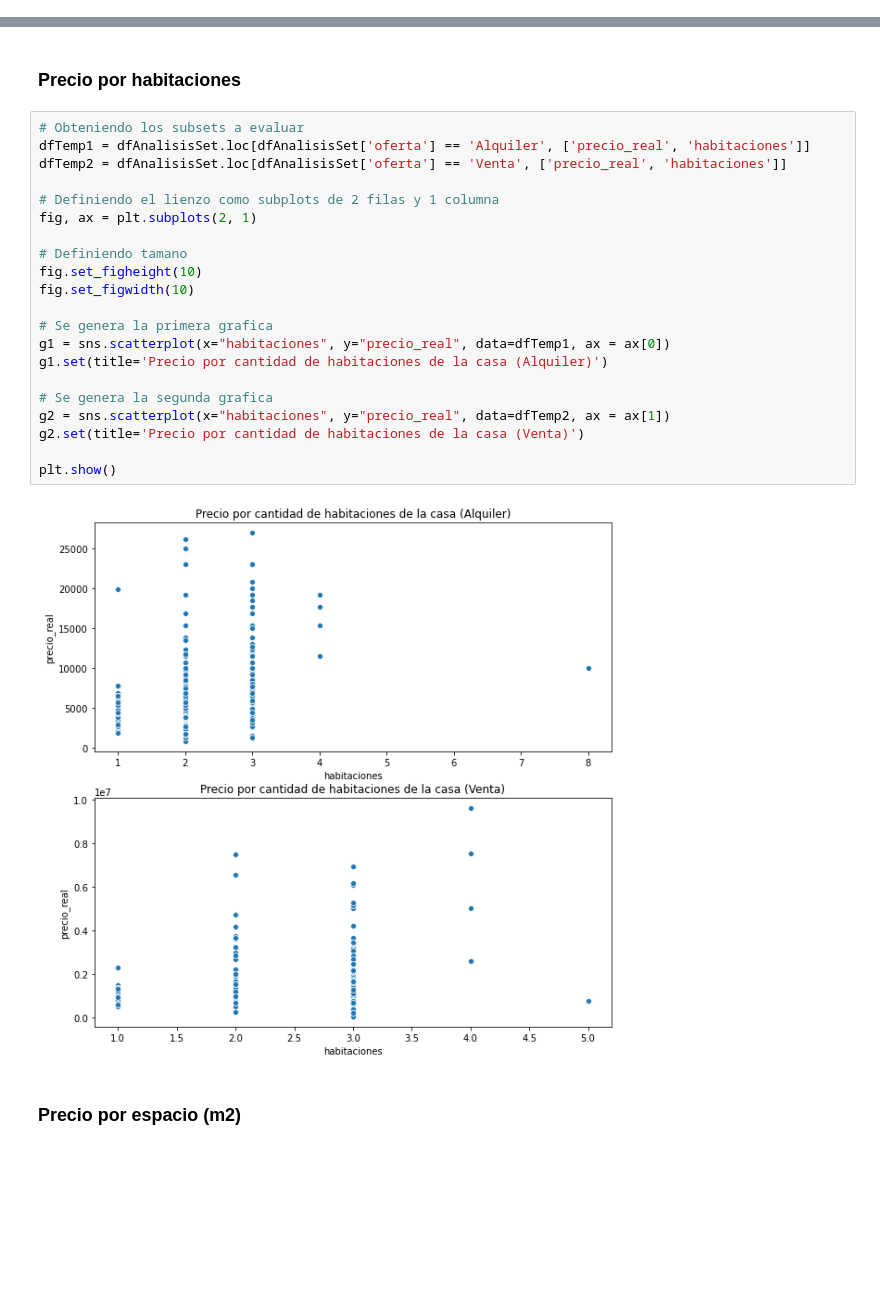
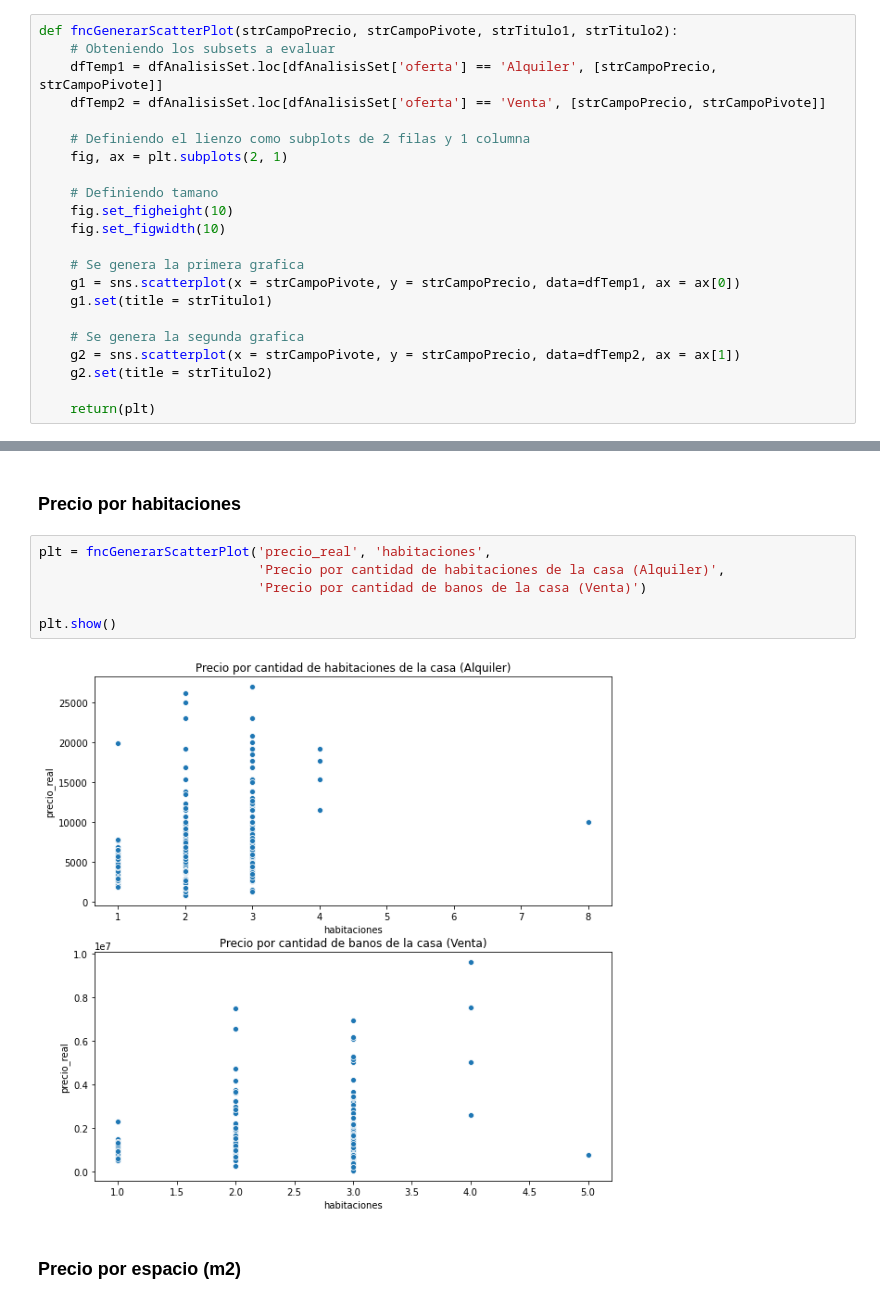
Before and after one commit to yadderace/ScrappingProject, a Jupyter notebook: Notebooks/Data Analysis.ipynb, the cells around one changed output, grey strips where cells are left out. Saved outputs shown, nothing was run; the diff lists cells and outputs as text; blank space fills up the shorter version.

Commit message:
Se agrego funcion para scatter plot y se arreglaron las secciones. Tambien se creo seccion de precio por favoritos

```diff
--- a/Notebooks/Data Analysis.ipynb
+++ b/Notebooks/Data Analysis.ipynb
@@ -72,3 +74,25 @@ def fncGenerarBoxPlot(strCampoPrecio, strCampoPivote, strTitulo1, strTitulo2):
+# %%
+def fncGenerarScatterPlot(strCampoPrecio, strCampoPivote, strTitulo1, strTitulo2):
+    # Obteniendo los subsets a evaluar
+    dfTemp1 = dfAnalisisSet.loc[dfAnalisisSet['oferta'] == 'Alquiler', [strCampoPrecio, strCampoPivote]]
+    dfTemp2 = dfAnalisisSet.loc[dfAnalisisSet['oferta'] == 'Venta', [strCampoPrecio, strCampoPivote]]
+
+    # Definiendo el lienzo como subplots de 2 filas y 1 columna
+    fig, ax = plt.subplots(2, 1)
+
+    # Definiendo tamano
+    fig.set_figheight(10)
+    fig.set_figwidth(10)
+
+    # Se genera la primera grafica
+    g1 = sns.scatterplot(x = strCampoPivote, y = strCampoPrecio, data=dfTemp1, ax = ax[0])
+    g1.set(title = strTitulo1)
+
+    # Se genera la segunda grafica
+    g2 = sns.scatterplot(x = strCampoPivote, y = strCampoPrecio, data=dfTemp2, ax = ax[1])
+    g2.set(title = strTitulo2)
+
+    return(plt)
 # %% [markdown]
 ## Lectura Datos
 # %%
@@ -224,27 +233,12 @@ plt.show()
 # %% [markdown]
 ### Precio por habitaciones
-# %%
-# Obteniendo los subsets a evaluar
-dfTemp1 = dfAnalisisSet.loc[dfAnalisisSet['oferta'] == 'Alquiler', ['precio_real', 'habitaciones']]
-dfTemp2 = dfAnalisisSet.loc[dfAnalisisSet['oferta'] == 'Venta', ['precio_real', 'habitaciones']]
-
-# Definiendo el lienzo como subplots de 2 filas y 1 columna
-fig, ax = plt.subplots(2, 1)
-
-# Definiendo tamano
-fig.set_figheight(10)
-fig.set_figwidth(10)
-
-# Se genera la primera grafica
-g1 = sns.scatterplot(x="habitaciones", y="precio_real", data=dfTemp1, ax = ax[0])
-g1.set(title='Precio por cantidad de habitaciones de la casa (Alquiler)')
-
-# Se genera la segunda grafica
-g2 = sns.scatterplot(x="habitaciones", y="precio_real", data=dfTemp2, ax = ax[1])
-g2.set(title='Precio por cantidad de habitaciones de la casa (Venta)')
-
-plt.show()
-# %% [output]
-[figure, removed]
+# %%
+plt = fncGenerarScatterPlot('precio_real', 'habitaciones',
+                            'Precio por cantidad de habitaciones de la casa (Alquiler)',
+                            'Precio por cantidad de banos de la casa (Venta)')
+
+plt.show()
+# %% [output]
+[figure, added]
 # %% [markdown]
 ### Precio por espacio (m2)
```
Also changed, not shown: parts of 7 cells of this notebook.
